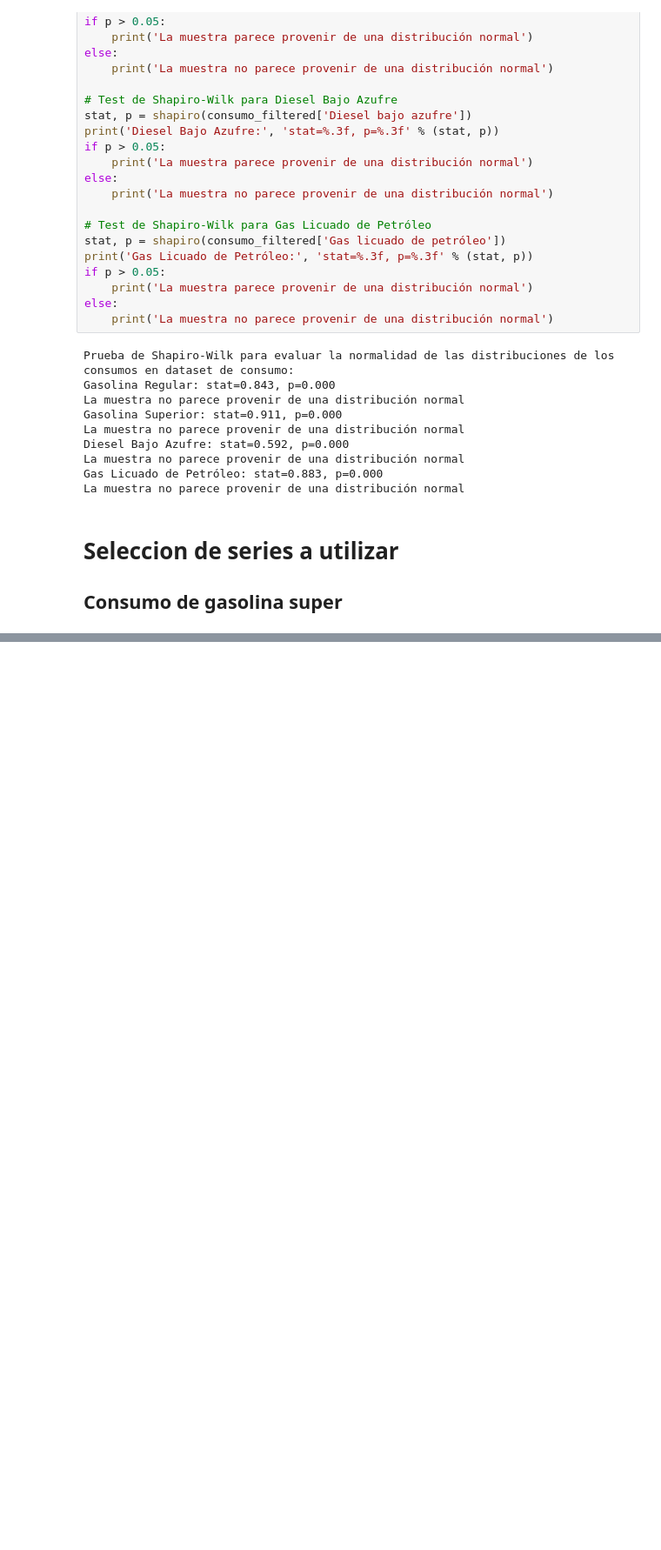
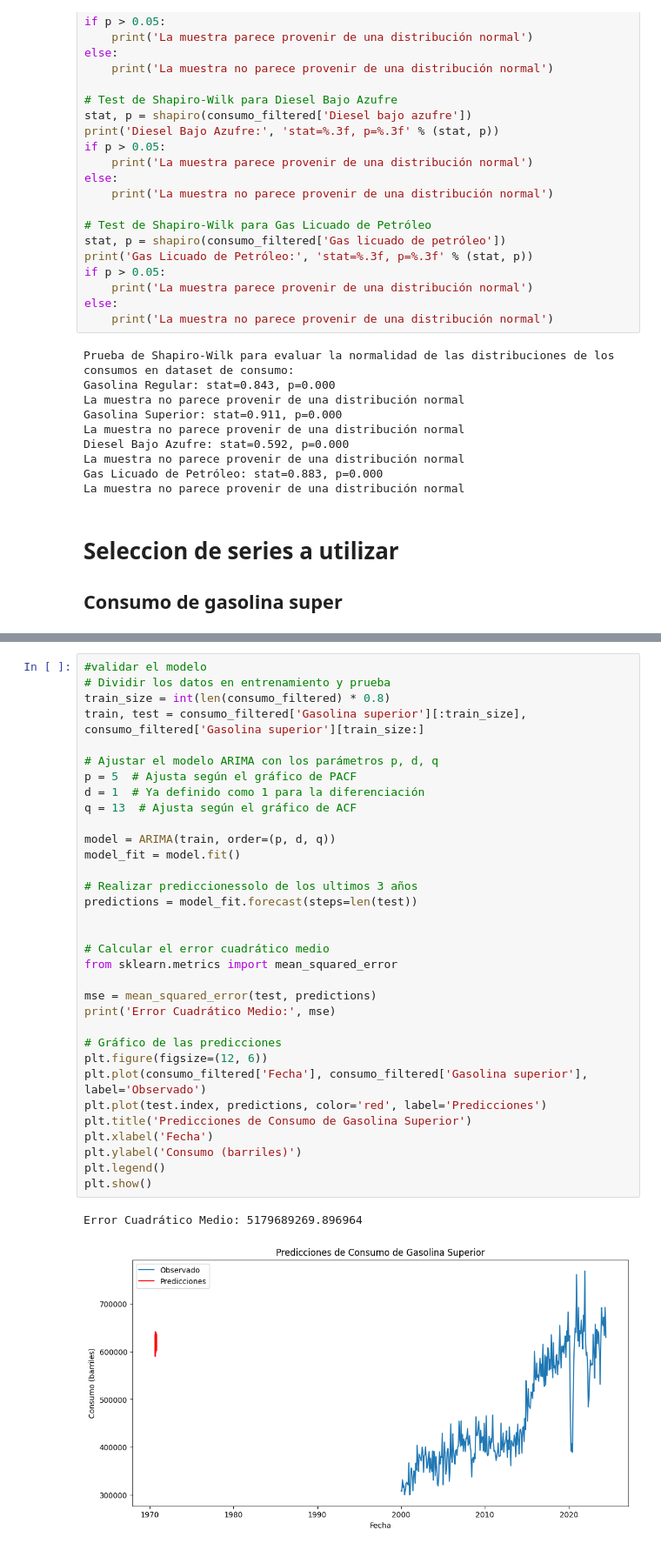
Before and after one commit to Jskenpo/DS_LAB2, a Jupyter notebook: LAB2.ipynb, the cells around one changed output, grey strips where cells are left out. Shown at 87% size. Cells and saved outputs as stored; diff of their text form; blank space fills up the shorter version.

```diff
--- a/LAB2.ipynb
+++ b/LAB2.ipynb
@@ -358,0 +483,36 @@ AttributeError: 'RangeIndex' object has no attribute 'freq'
+# %%
+#validar el modelo
+# Dividir los datos en entrenamiento y prueba
+train_size = int(len(consumo_filtered) * 0.8)
+train, test = consumo_filtered['Gasolina superior'][:train_size], consumo_filtered['Gasolina superior'][train_size:]
+
+# Ajustar el modelo ARIMA con los parámetros p, d, q
+p = 5  # Ajusta según el gráfico de PACF
+d = 1  # Ya definido como 1 para la diferenciación
+q = 13  # Ajusta según el gráfico de ACF
+
+model = ARIMA(train, order=(p, d, q))
+model_fit = model.fit()
+
+# Realizar prediccionessolo de los ultimos 3 años
+predictions = model_fit.forecast(steps=len(test))
+
+
+# Calcular el error cuadrático medio
+from sklearn.metrics import mean_squared_error
+
+mse = mean_squared_error(test, predictions)
+print('Error Cuadrático Medio:', mse)
+
+# Gráfico de las predicciones
+plt.figure(figsize=(12, 6))
+plt.plot(consumo_filtered['Fecha'], consumo_filtered['Gasolina superior'], label='Observado')
+plt.plot(test.index, predictions, color='red', label='Predicciones')
+plt.title('Predicciones de Consumo de Gasolina Superior')
+plt.xlabel('Fecha')
+plt.ylabel('Consumo (barriles)')
+plt.legend()
+plt.show()
+# %% [output]
+Error Cuadrático Medio: 5179689269.896964
+[figure, added]
```
Also changed, not shown: parts of 16 cells of this notebook.
